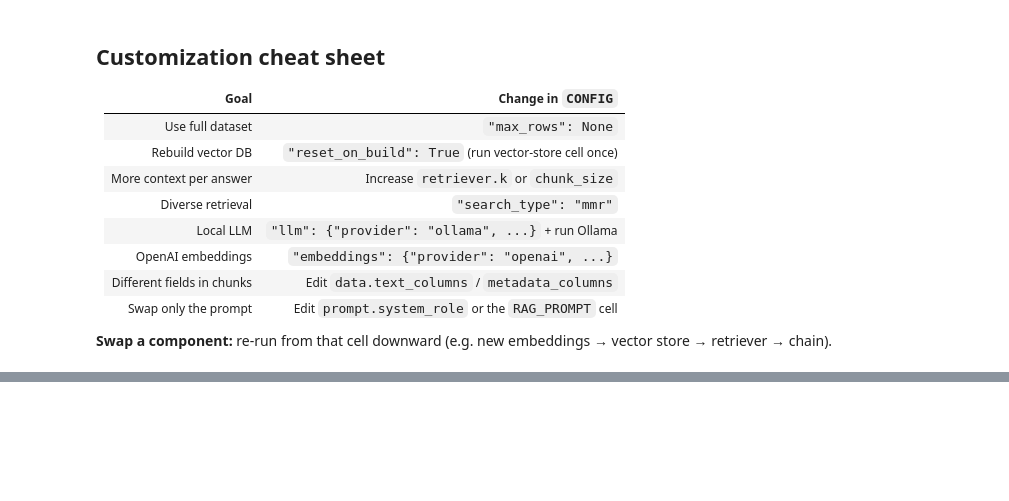
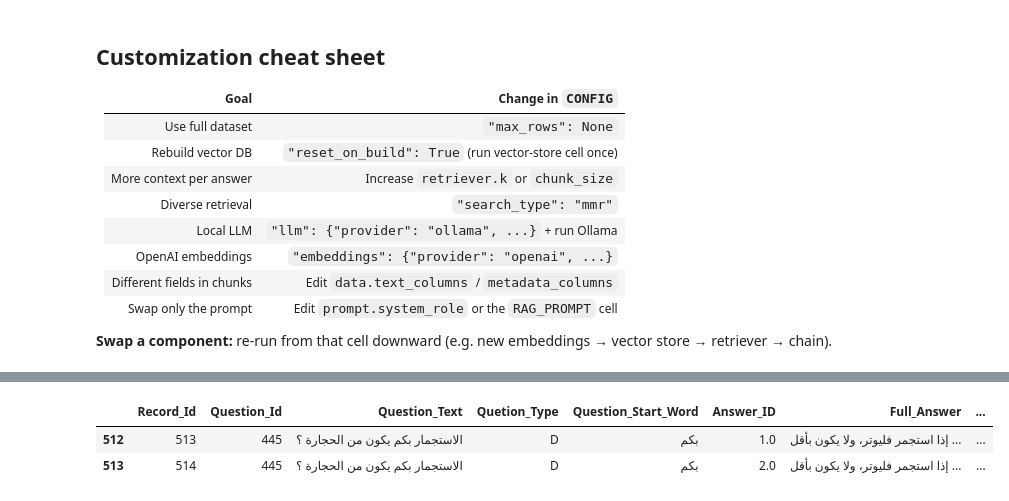
Before and after one commit to aliabdelmonam/Islamic-Knowledge-Retrieval-System, a Jupyter notebook: dev.ipynb, the cells around one changed output, grey strips where cells are left out. Drawn from its saved outputs; the diff is of its cells as text; code cells hidden in the pictures; blank space fills up the shorter version.

```diff
--- a/dev.ipynb
+++ b/dev.ipynb
@@ -347,0 +395,6 @@ page_id=178672 | . فإذا قال المصلون ذلك فإن الله سبح
+# %%
+eval[eval['Question_Id'] == 445]
+# %% [output]
+|  | Record_Id | Question_Id | Question_Text | Quetion_Type | Question_Start_Word | Answer_ID | Full_Answer | ... |
+| 512 | 513 | 445 | الاستجمار بكم يكون من الحجارة ؟ | D | بكم | 1.0 | إذا استجمر فليوتر، ولا يكون بأقل ... | ... |
+| 513 | 514 | 445 | الاستجمار بكم يكون من الحجارة ؟ | D | بكم | 2.0 | إذا استجمر فليوتر، ولا يكون بأقل ... | ... |
```
Also changed, not shown: parts of 17 cells of this notebook, 1 other file.
